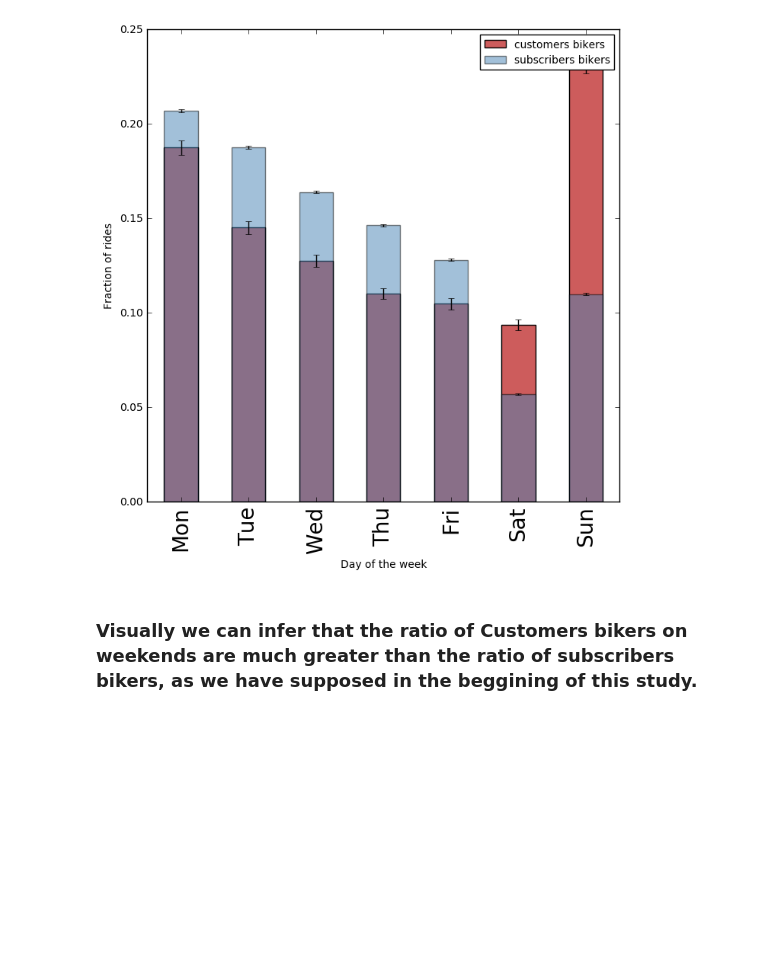
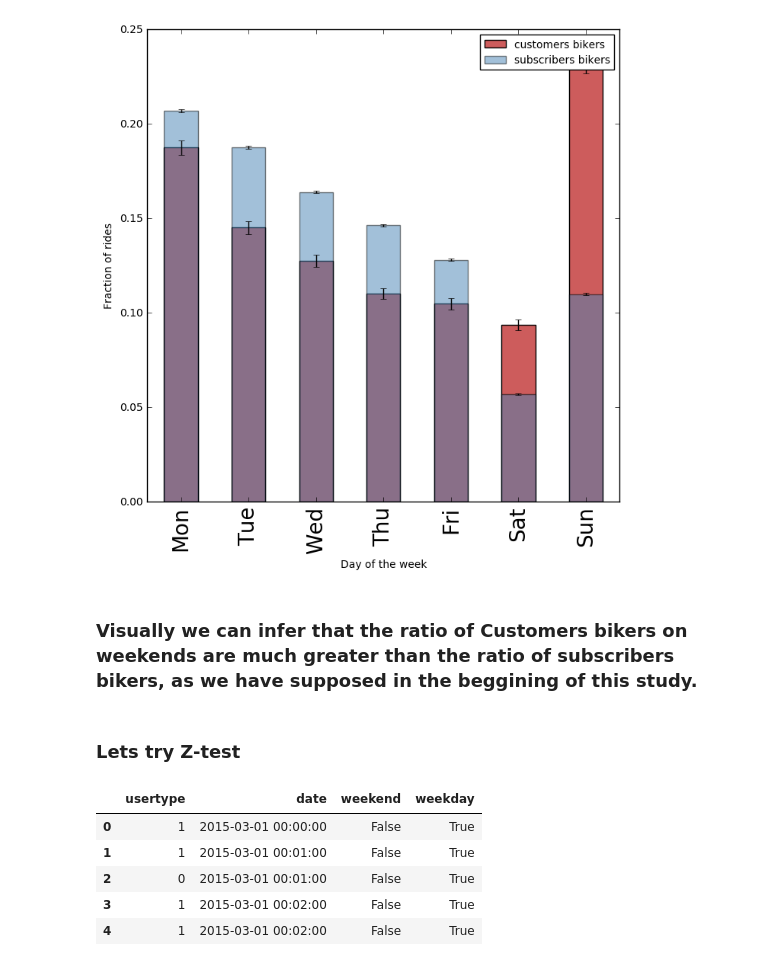
Before and after one commit to amyoshino/PUI2016_amy324, a Jupyter notebook: HW3_amy324/Homework_3_Assigment_2_amy324.ipynb, the cells around one changed output. Saved outputs shown, nothing was run; the diff lists cells and outputs as text; code cells hidden in the pictures; blank space fills up the shorter version.

```diff
--- a/HW3_amy324/Homework_3_Assigment_2_amy324.ipynb
+++ b/HW3_amy324/Homework_3_Assigment_2_amy324.ipynb
@@ -188,3 +190,22 @@ pl.legend(['customers bikers','subscribers bikers'],fontsize=10)
 [figure]
 # %% [markdown]
 ### Visually we can infer that the ratio of Customers bikers on weekends are much greater than the ratio of subscribers bikers, as we have supposed in the beggining of this study.
+# %% [markdown]
+### Lets try Z-test
+# %%
+df['weekend'] = df.date.dt.weekday == (0 or 1)
+df['weekday'] = df.date.dt.weekday != (0 or 1)
+# %%
+df.weekday = df.weekday.replace(False, 0)
+df.weekday = df.weekday.replace(True, 1)
+df.weekend = df.weekend.replace(False, 0)
+df.weekend = df.weekend.replace(True, 1)
+# %%
+df.head()
+# %% [output]
+|  | usertype | date | weekend | weekday |
+| 0 | 1 | 2015-03-01 00:00:00 | False | True |
+| 1 | 1 | 2015-03-01 00:01:00 | False | True |
+| 2 | 0 | 2015-03-01 00:01:00 | False | True |
+| 3 | 1 | 2015-03-01 00:02:00 | False | True |
+| 4 | 1 | 2015-03-01 00:02:00 | False | True |
```
Also changed, not shown: parts of 13 cells of this notebook.
